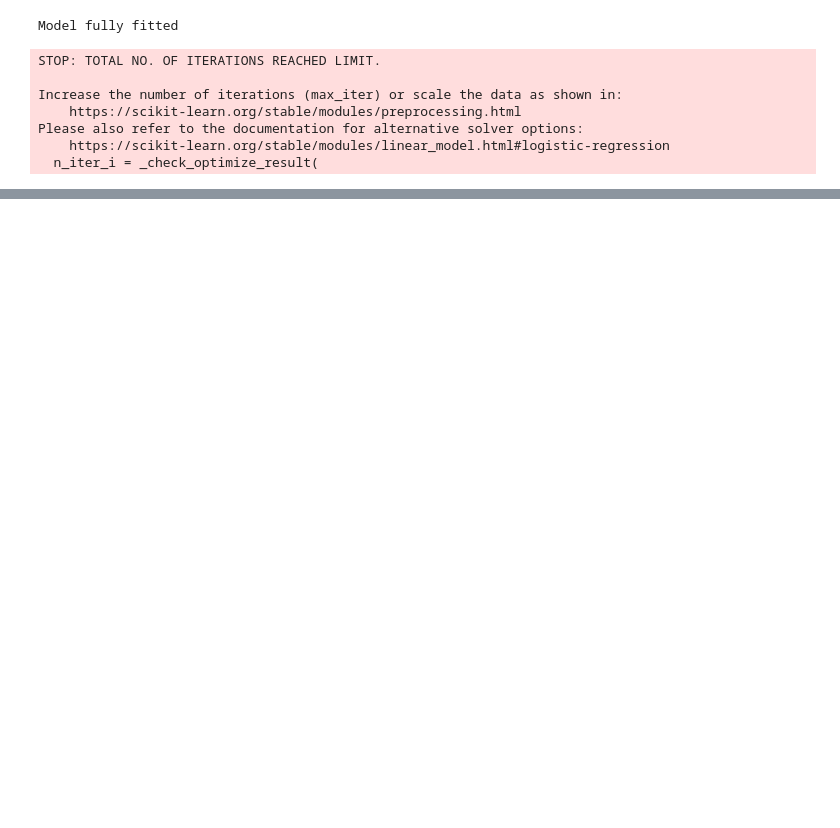
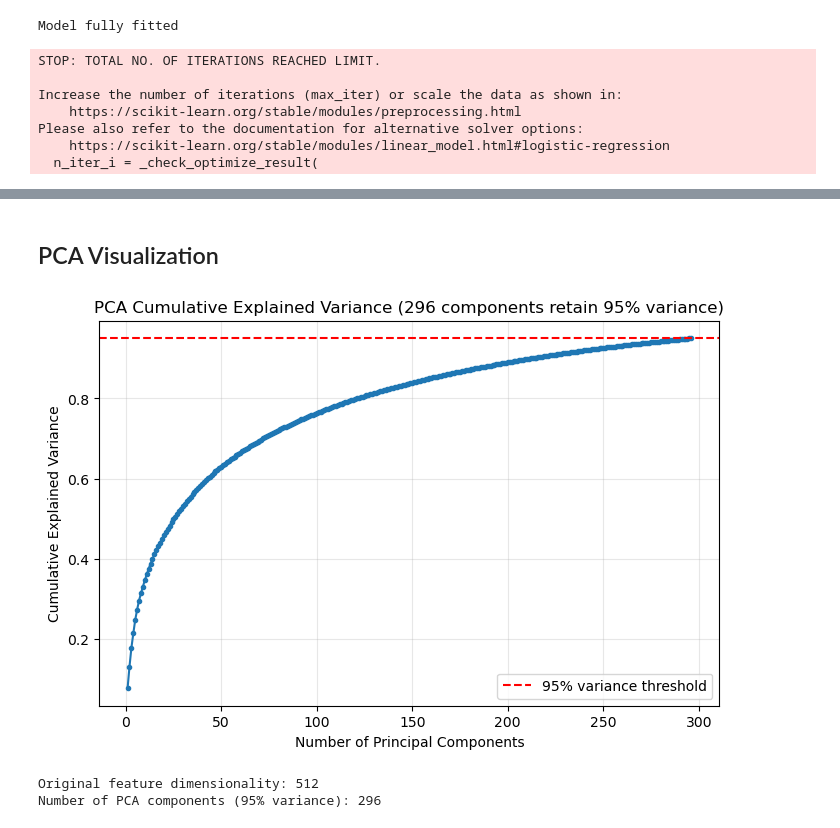
Before and after one commit to Nello-pn/trashCLIP, a Jupyter notebook: CLIP_RealWaste.ipynb, the cells around one changed output, grey strips where cells are left out. Saved outputs shown, nothing was run; the diff lists cells and outputs as text; code cells hidden in the pictures; blank space fills up the shorter version.

```diff
--- a/CLIP_RealWaste.ipynb
+++ b/CLIP_RealWaste.ipynb
@@ -223,0 +213,22 @@ weighted avg       0.92      0.93      0.92      1600
+# %% [markdown]
+## PCA Visualization
+# %%
+explained_var = pca.explained_variance_ratio_
+cum_var = np.cumsum(explained_var)
+
+plt.figure(figsize=(8, 5))
+plt.plot(range(1, len(cum_var) + 1), cum_var, marker='o', markersize=3)
+plt.axhline(y=0.95, color='r', linestyle='--', label='95% variance threshold')
+plt.xlabel('Number of Principal Components')
+plt.ylabel('Cumulative Explained Variance')
+plt.title(f'PCA Cumulative Explained Variance ({pca.n_components_} components retain 95% variance)')
+plt.legend()
+plt.grid(alpha=0.3)
+plt.show()
+
+print(f"Original feature dimensionality: {X_train_std.shape[1]}")
+print(f"Number of PCA components (95% variance): {pca.n_components_}")
+# %% [output]
+[figure, added]
+Original feature dimensionality: 512
+Number of PCA components (95% variance): 296
```
Also changed, not shown: parts of 21 cells of this notebook.
